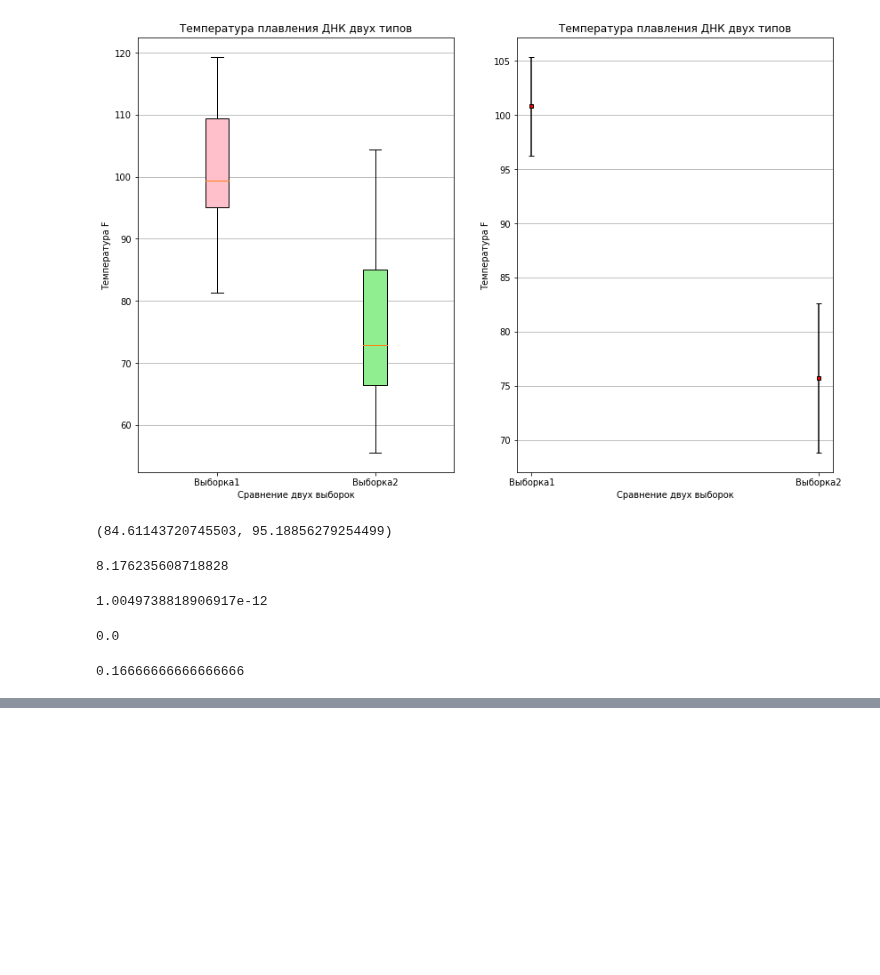
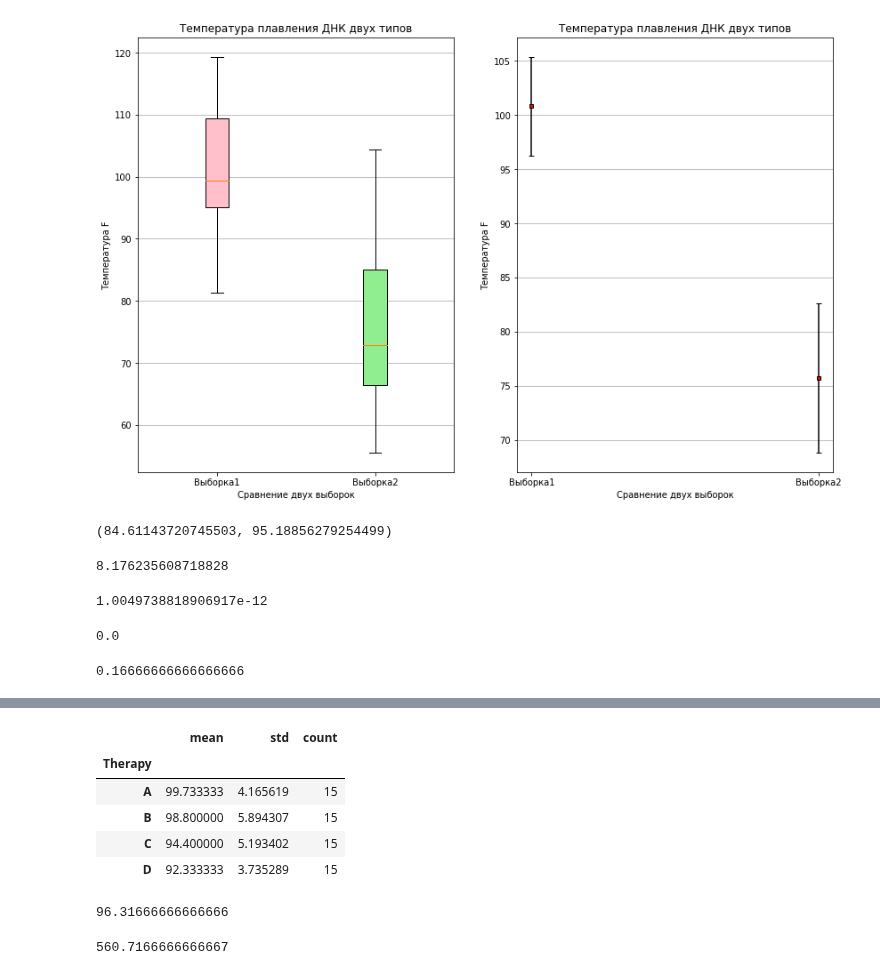
Before and after one commit to Stynic/train_ml_math, a Jupyter notebook: statistic/module_2/lessons_by_week2_by_stepic.ipynb, the cells around one changed output, grey strips where cells are left out. Saved outputs shown, nothing was run; the diff lists cells and outputs as text; code cells hidden in the pictures; blank space fills up the shorter version.

```diff
--- a/statistic/module_2/lessons_by_week2_by_stepic.ipynb
+++ b/statistic/module_2/lessons_by_week2_by_stepic.ipynb
@@ -103,0 +106,3 @@ from scipy import stats
+# %%
+df = pd.read_csv('https://stepik.org/media/attachments/lesson/8083/genetherapy.csv')
+df.head()
@@ -103,0 +116,24 @@ from scipy import stats
+# %%
+groups = df.groupby('Therapy')['expr'].agg(['mean', 'std', 'count'])
+groups
+# %% [output]
+|  | mean | std | count |
+| Therapy |  |  |  |
+| A | 99.733333 | 4.165619 | 15 |
+| B | 98.800000 | 5.894307 | 15 |
+| C | 94.400000 | 5.193402 | 15 |
+| D | 92.333333 | 3.735289 | 15 |
+# %%
+mean_groups = groups['mean'].mean()
+n = groups.apply(len)
+mean_groups
+# %% [output]
+96.31666666666666
+# %%
+def range_ssb(group):
+    return (group - mean_groups)**2
+
+SSB = (groups['mean'].apply(range_ssb) * groups['count']).sum()
+SSB
+# %% [output]
+560.7166666666667
```
Also changed, not shown: parts of 4 cells of this notebook.
